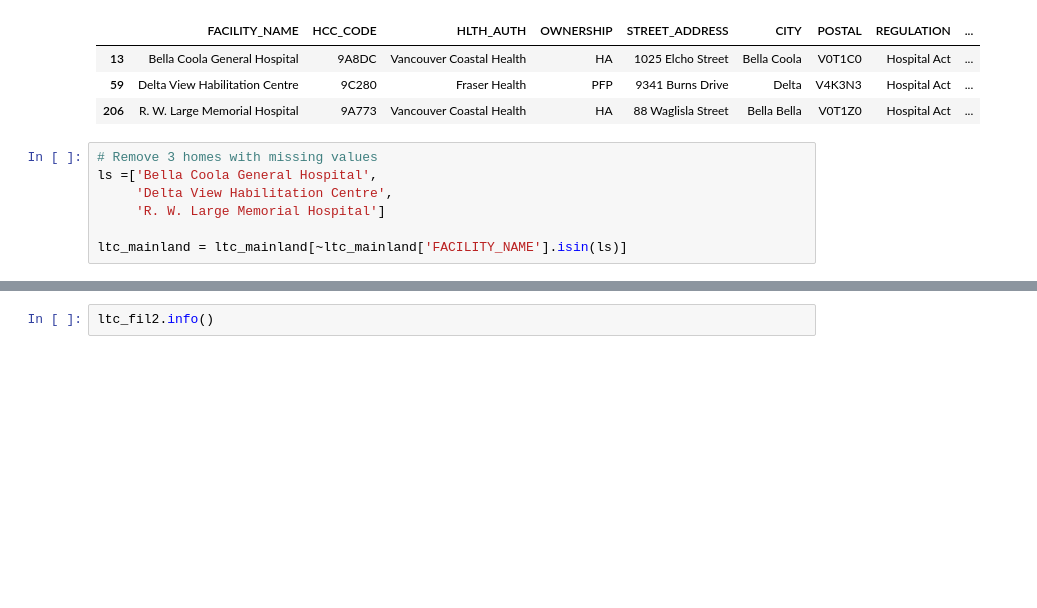
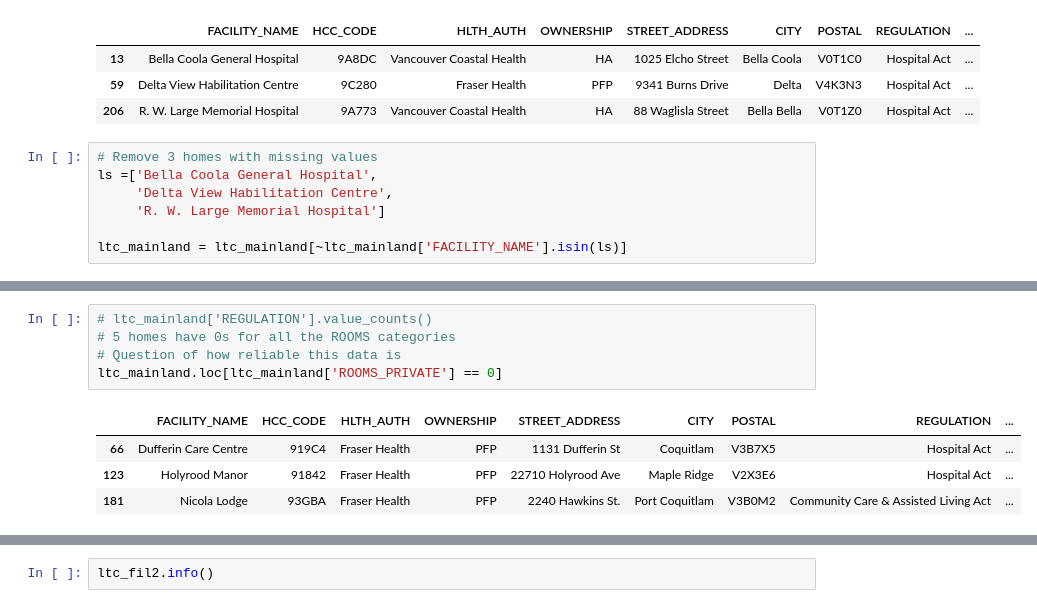
Before and after one commit to nganlyle/wrangle_covid, a Jupyter notebook: wrangling/ngan_bc_filter_homes.ipynb, the cells around one changed output, grey strips where cells are left out. Drawn from its saved outputs; the diff is of its cells as text; blank space fills up the shorter version.

```diff
--- a/wrangling/ngan_bc_filter_homes.ipynb
+++ b/wrangling/ngan_bc_filter_homes.ipynb
@@ -241,3 +265,13 @@ Aggregate preditors
 - Sum incidents except of outbreak
 - Sum infractions except of disease
 - take a mean value for DCH
+# %%
+# ltc_mainland['REGULATION'].value_counts()
+# 5 homes have 0s for all the ROOMS categories
+# Question of how reliable this data is
+ltc_mainland.loc[ltc_mainland['ROOMS_PRIVATE'] == 0]
+# %% [output]
+|  | FACILITY_NAME | HCC_CODE | HLTH_AUTH | OWNERSHIP | STREET_ADDRESS | CITY | POSTAL | REGULATION | ... |
+| 66 | Dufferin Care Centre | 919C4 | Fraser Health | PFP | 1131 Dufferin St | Coquitlam | V3B7X5 | Hospital Act | ... |
+| 123 | Holyrood Manor | 91842 | Fraser Health | PFP | 22710 Holyrood Ave | Maple Ridge | V2X3E6 | Hospital Act | ... |
+| 181 | Nicola Lodge | 93GBA | Fraser Health | PFP | 2240 Hawkins St. | Port Coquitlam | V3B0M2 | Community Care & Assisted Living Act | ... |
```
Also changed, not shown: parts of 11 cells of this notebook, 7 other files.
